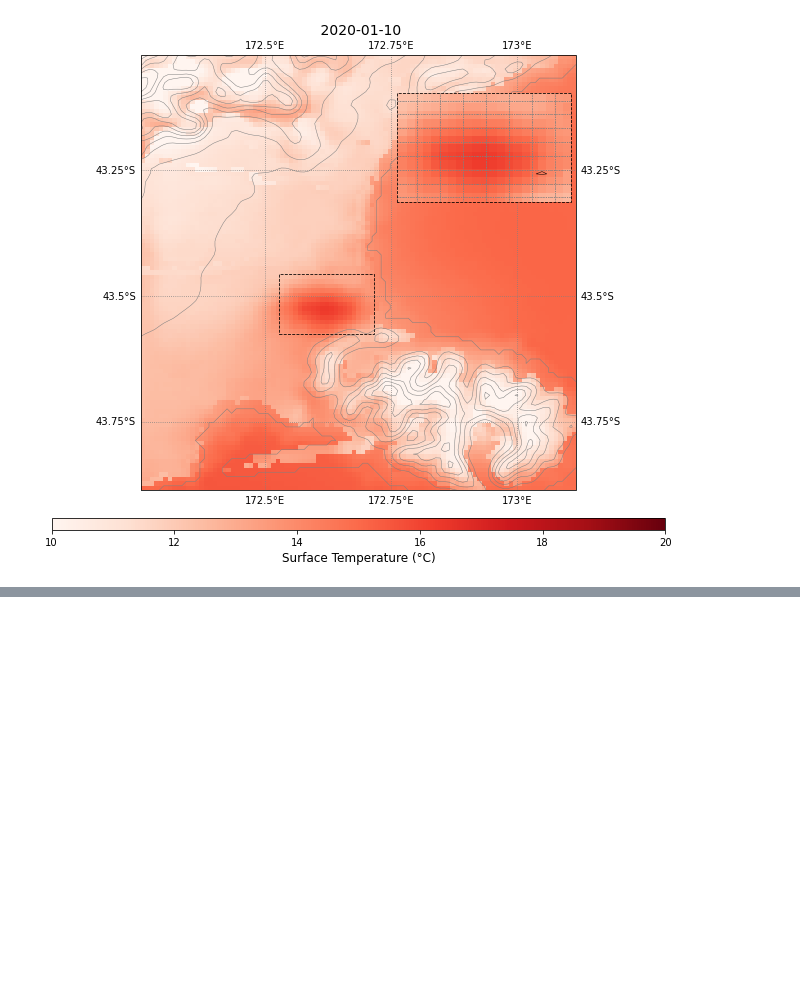
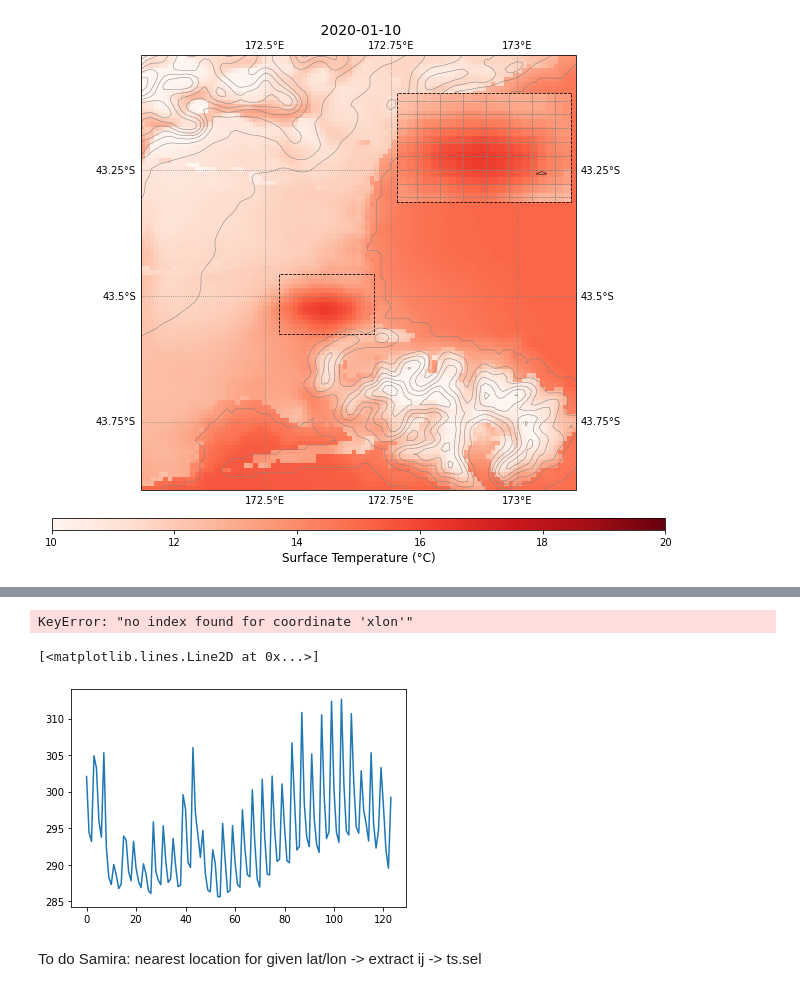
Before and after one commit to alenamalyarenko/hackathon, a Jupyter notebook: RegCM5_plots.ipynb, the cells around one changed output, grey strips where cells are left out. Cells and saved outputs as stored; diff of their text form; code cells hidden in the pictures; blank space fills up the shorter version.

```diff
--- a/RegCM5_plots.ipynb
+++ b/RegCM5_plots.ipynb
@@ -399,0 +422,11 @@ plt.show()
+# %%
+ RegCM5_1km.ts.sel(xlon=172.61,xlat=-43,method="nearest")
+# %% [output]
+KeyError: "no index found for coordinate 'xlon'"
+# %%
+plt.plot(RegCM5_1km.ts.sel(iy=0,jx=3000,method="nearest"))  #ts depends on ij jx, not xlon ylat
+# %% [output]
+[<matplotlib.lines.Line2D at 0x...>]
+[figure, added]
+# %% [markdown]
+To do Samira: nearest location for given lat/lon -> extract ij -> ts.sel
```
Also changed, not shown: parts of 5 cells of this notebook, 1 other file.
